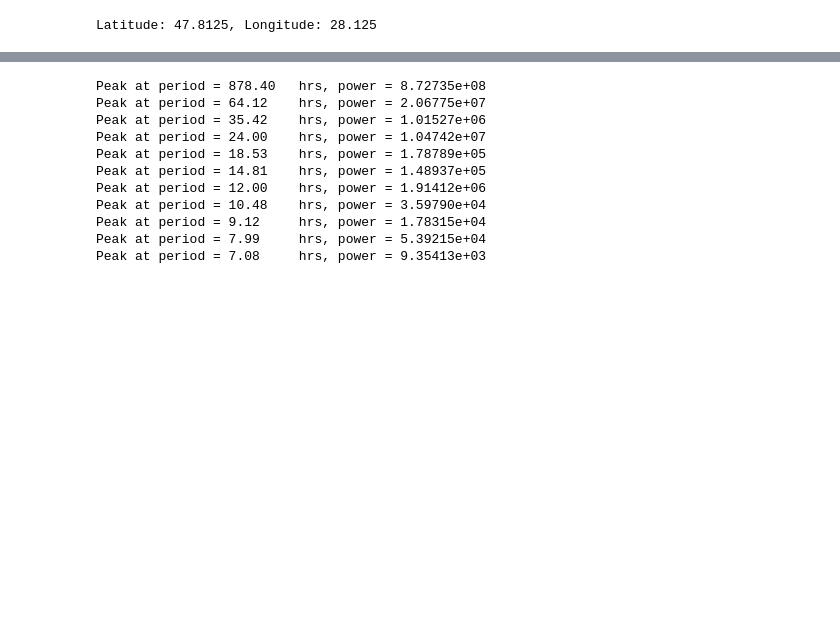
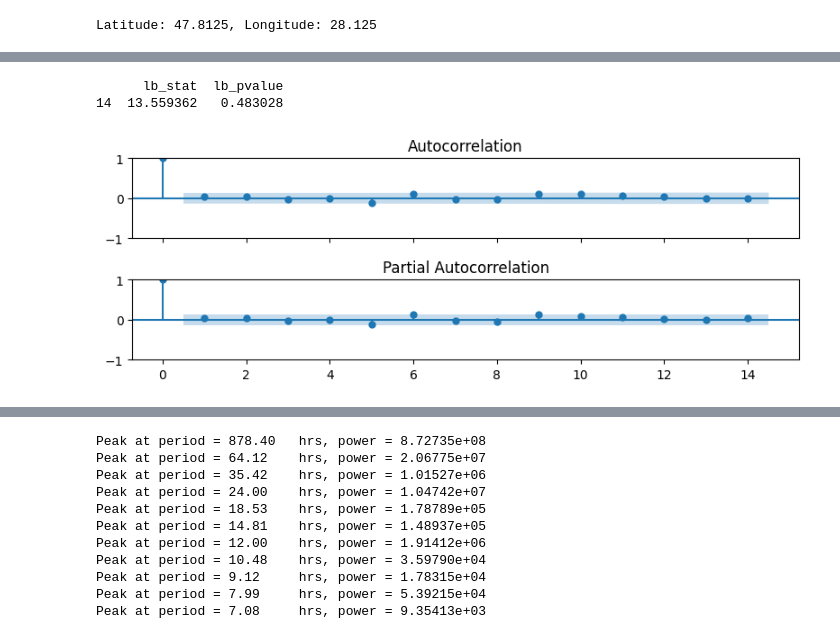
Before and after one commit to sunnyw22/STGP-for-weather-forecasting, a Jupyter notebook: Trend visualisation.ipynb, the cells around one changed output, grey strips where cells are left out. Saved outputs shown, nothing was run; the diff lists cells and outputs as text; code cells hidden in the pictures; blank space fills up the shorter version.

```diff
--- a/Trend visualisation.ipynb
+++ b/Trend visualisation.ipynb
@@ -64,0 +81,16 @@ fig.tight_layout()
+# %%
+from statsmodels.graphics.tsaplots import plot_acf, plot_pacf
+from statsmodels.stats.diagnostic import acorr_ljungbox
+
+fig, ax = plt.subplots(2, 1, figsize=(8, 3), sharex=True)
+plot_acf(residual_downsampled, lags=lags, ax=ax[0])
+plot_pacf(residual_downsampled, lags=lags, ax=ax[1])
+fig.tight_layout()
+
+# Ljung-Box test
+ljung_box = acorr_ljungbox(residual_downsampled, lags=[lags], return_df=True)
+print(ljung_box)
+# %% [output]
+      lb_stat  lb_pvalue
+14  13.559362   0.483028
+[figure, added]
```
Also changed, not shown: parts of 8 cells of this notebook, 8 other files.
